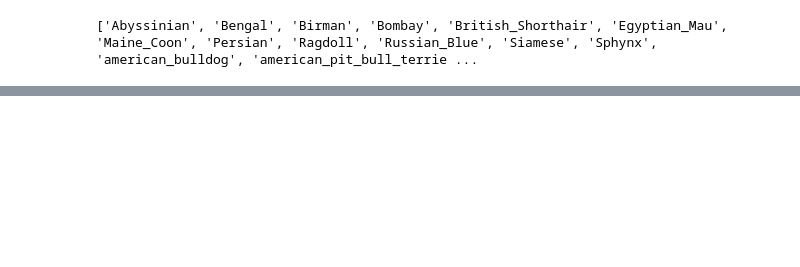
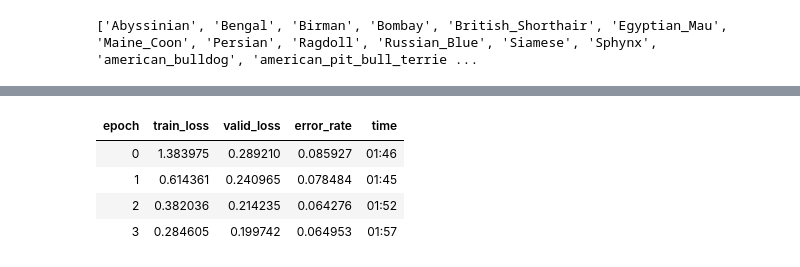
Before and after one commit to patchu-madathil/FastAI, a Jupyter notebook: catsanddogs.ipynb, the cells around one changed output, grey strips where cells are left out. Saved outputs shown, nothing was run; the diff lists cells and outputs as text; code cells hidden in the pictures; blank space fills up the shorter version.

```diff
--- a/catsanddogs.ipynb
+++ b/catsanddogs.ipynb
@@ -36,0 +60,8 @@ print(data.classes)
+# %%
+learn.fit_one_cycle(4)
+# %% [output]
+| epoch | train_loss | valid_loss | error_rate | time |
+| 0 | 1.383975 | 0.289210 | 0.085927 | 01:46 |
+| 1 | 0.614361 | 0.240965 | 0.078484 | 01:45 |
+| 2 | 0.382036 | 0.214235 | 0.064276 | 01:52 |
+| 3 | 0.284605 | 0.199742 | 0.064953 | 01:57 |
```
Also changed, not shown: parts of 14 cells of this notebook.
